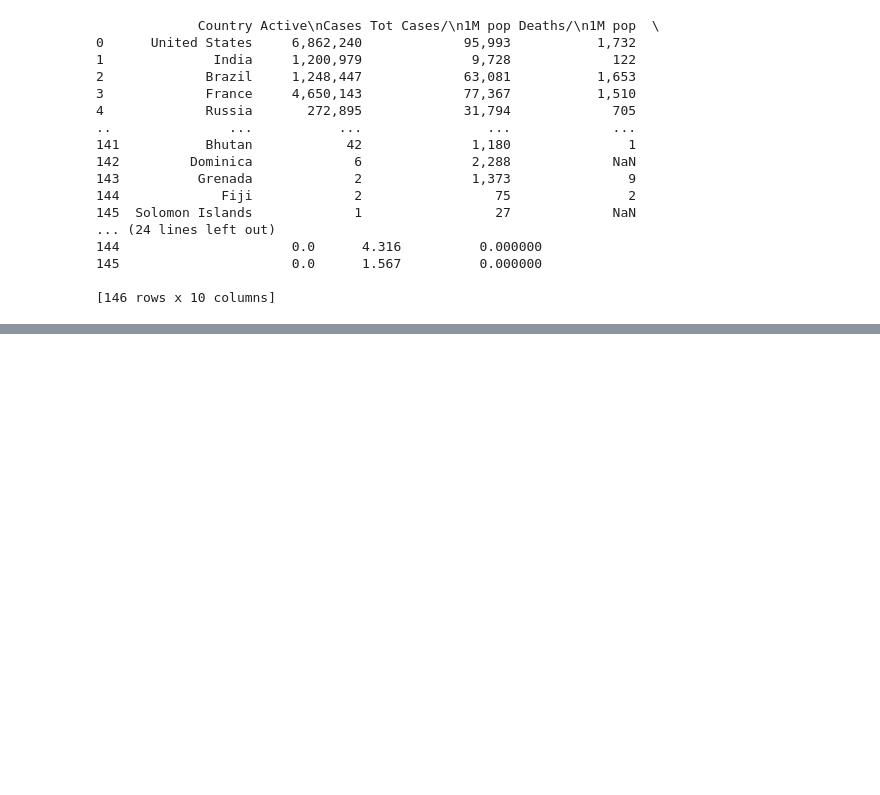
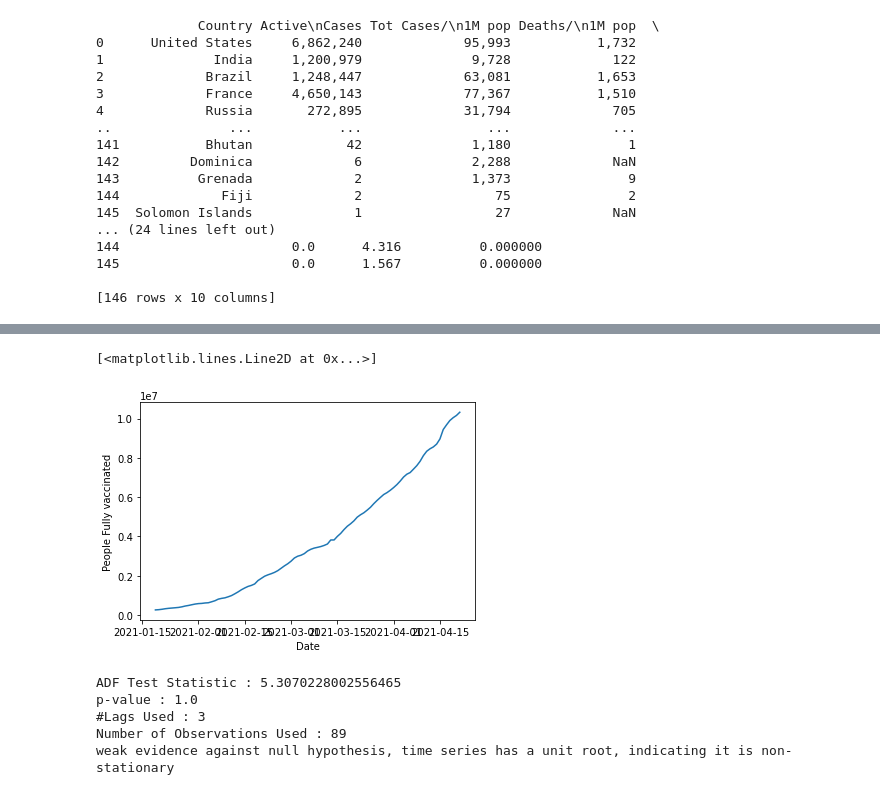
Before and after one commit to SJSUSpring21/LockdownBuster, a Jupyter notebook: src/ml.ipynb, the cells around one changed output, grey strips where cells are left out. Cells and saved outputs as stored; diff of their text form; code cells hidden in the pictures; blank space fills up the shorter version.

Commit message:
Time series pridction

```diff
--- a/src/ml.ipynb
+++ b/src/ml.ipynb
@@ -39,3 +41,7 @@ pd.DataFrame.to_csv(df_merged, '../dataset/merged.csv', sep=',', na_rep='.', ind
 145                      0.0      1.567          0.000000
 
 [146 rows x 10 columns]
+# %%
+df = pd.read_csv("../dataset/CaliforniaVaccination.csv",usecols=[0,7])
+df.columns = ["Date", "People Fully vaccinated"]
+df.head()
@@ -41,0 +55,4 @@ pd.DataFrame.to_csv(df_merged, '../dataset/merged.csv', sep=',', na_rep='.', ind
+# %%
+# Convert data into Datetime
+df['Date']=pd.to_datetime(df['Date'])
+df.head()
@@ -41,0 +66,4 @@ pd.DataFrame.to_csv(df_merged, '../dataset/merged.csv', sep=',', na_rep='.', ind
+# %%
+indexDataset = df.set_index('Date')
+from datetime import datetime
+indexDataset.head()
@@ -41,0 +78,7 @@ pd.DataFrame.to_csv(df_merged, '../dataset/merged.csv', sep=',', na_rep='.', ind
+# %%
+plt.xlabel("Date")
+plt.ylabel("People Fully vaccinated")
+plt.plot(indexDataset)
+# %% [output]
+[<matplotlib.lines.Line2D at 0x...>]
+[figure, added]
@@ -41,0 +104,8 @@ pd.DataFrame.to_csv(df_merged, '../dataset/merged.csv', sep=',', na_rep='.', ind
+# %%
+adfuller_test(df['People Fully vaccinated'])
+# %% [output]
+ADF Test Statistic : 5.3070228002556465
+p-value : 1.0
+#Lags Used : 3
+Number of Observations Used : 89
+weak evidence against null hypothesis, time series has a unit root, indicating it is non-stationary
```
Also changed, not shown: parts of 12 cells of this notebook, 4 other files.
